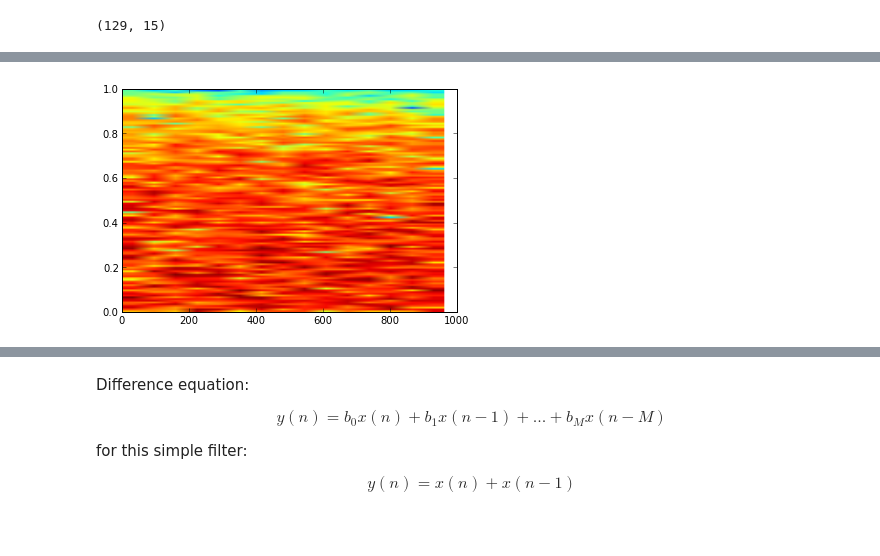
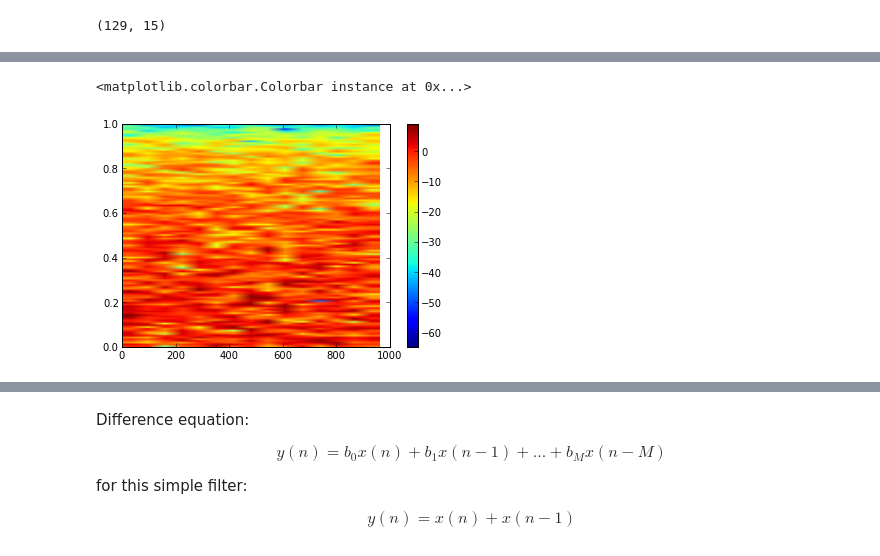
Before and after one commit to mantaraya36/201A-ipython, a Jupyter notebook: Audio Filters.ipynb, the cells around one changed output, grey strips where cells are left out. Cells and saved outputs as stored; diff of their text form; code cells hidden in the pictures.

```diff
--- a/Audio Filters.ipynb
+++ b/Audio Filters.ipynb
@@ -16,8 +22,10 @@ plot(Pxx[:,10])
 # %%
 filtered = (sig + r_[0,sig[:-1]])
 Pxx2, freqs, times, im = specgram(filtered);
+colorbar()
 # %% [output]
+<matplotlib.colorbar.Colorbar instance at 0x...>
-[figure, old version]
+[figure, new version]
 # %%
 plot(Pxx2[:,10])
 # %% [output]
```
Also changed, not shown: parts of 37 cells of this notebook.
